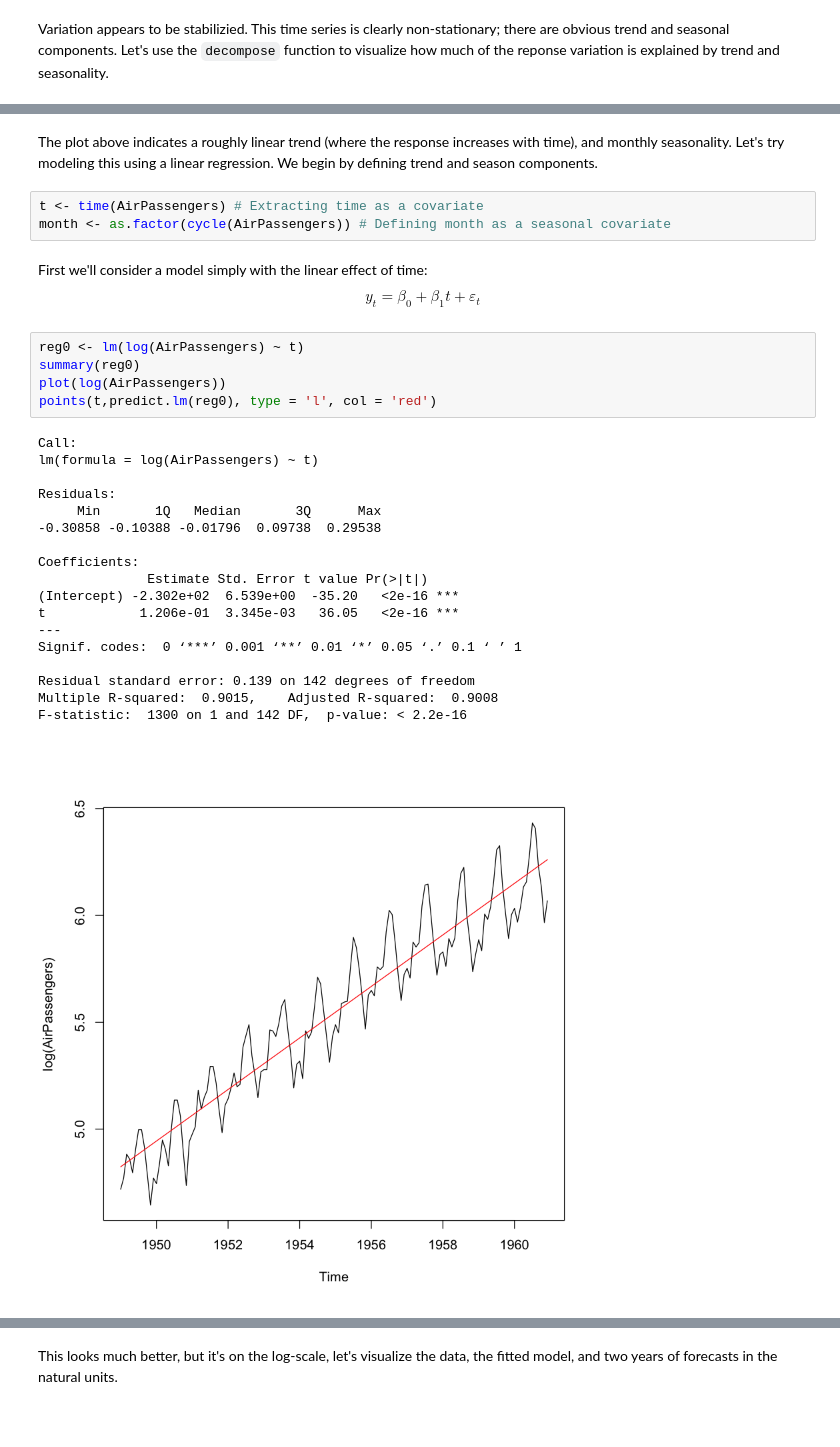
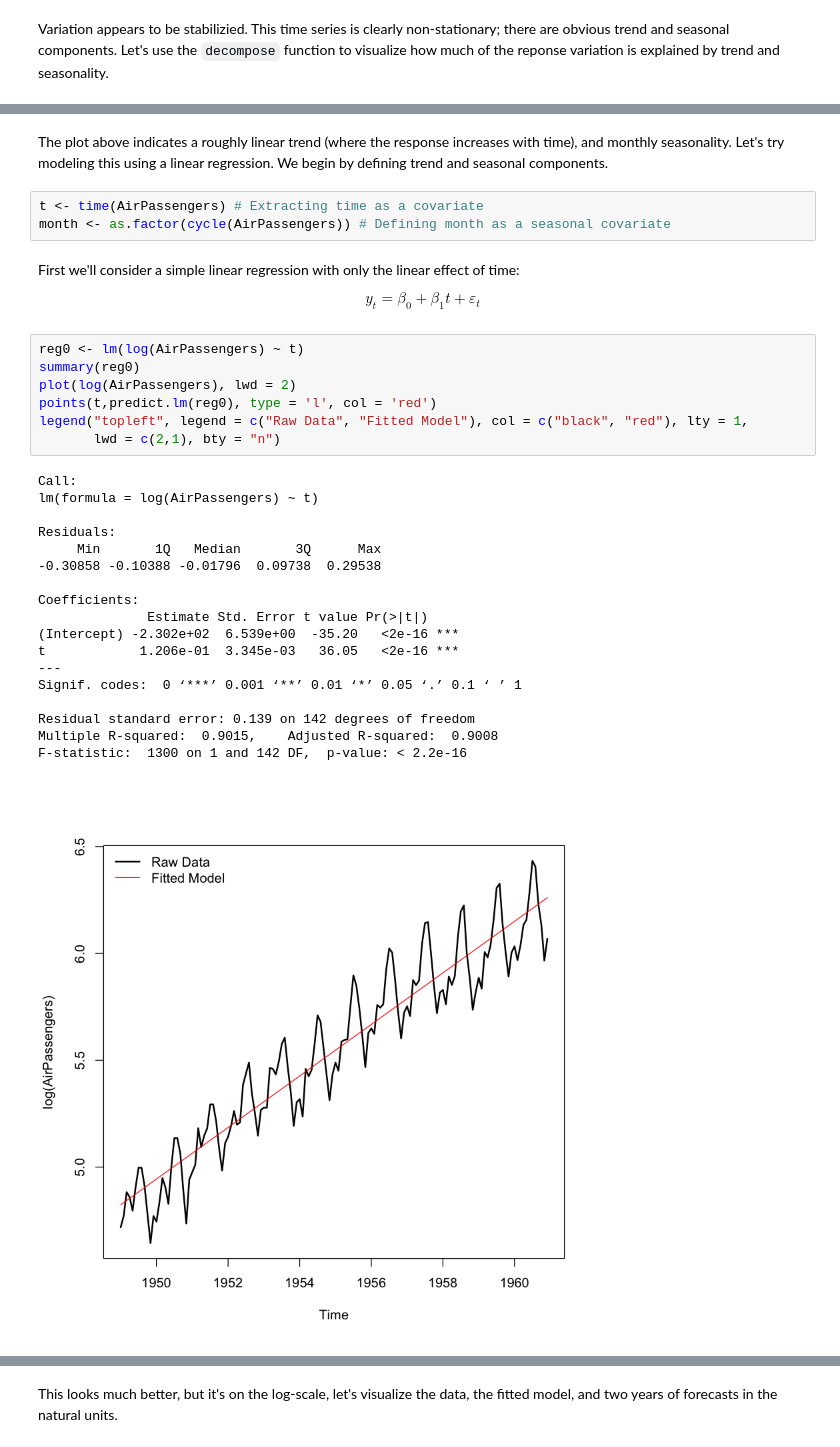
Before and after one commit to ntstevens/SAS-Teaching-Meetup, a Jupyter notebook: Jupyter & Binder Demonstration.ipynb, the cells around one changed output, grey strips where cells are left out. Cells and saved outputs as stored; diff of their text form; blank space fills up the shorter version.

```diff
--- a/Jupyter & Binder Demonstration.ipynb
+++ b/Jupyter & Binder Demonstration.ipynb
@@ -38,32 +37,36 @@ plot(decompose(AirPassengers))
 # %% [markdown]
-The plot above indicates a roughly linear trend (where the response increases with time), and monthly seasonality. Let's try modeling this using a linear regression. We begin by defining trend and season components.
+The plot above indicates a roughly linear trend (where the response increases with time), and monthly seasonality. Let's try modeling this using a linear regression. We begin by defining trend and seasonal components.
 # %%
 t <- time(AirPassengers) # Extracting time as a covariate
 month <- as.factor(cycle(AirPassengers)) # Defining month as a seasonal covariate
 # %% [markdown]
-First we'll consider a model simply with the linear effect of time: $$y_t = \beta_0 + \beta_1t + \varepsilon_t$$
+First we'll consider a simple linear regression with only the linear effect of time:
+
+$$y_t = \beta_0 + \beta_1t + \varepsilon_t$$
 # %%
 reg0 <- lm(log(AirPassengers) ~ t)
 summary(reg0)
-plot(log(AirPassengers))
+plot(log(AirPassengers), lwd = 2)
 points(t,predict.lm(reg0), type = 'l', col = 'red')
+legend("topleft", legend = c("Raw Data", "Fitted Model"), col = c("black", "red"), lty = 1,
+       lwd = c(2,1), bty = "n")
 # %% [output]
 Call:
 lm(formula = log(AirPassengers) ~ t)
 
 Residuals:
      Min       1Q   Median       3Q      Max
 -0.30858 -0.10388 -0.01796  0.09738  0.29538
 
 Coefficients:
               Estimate Std. Error t value Pr(>|t|)
 (Intercept) -2.302e+02  6.539e+00  -35.20   <2e-16 ***
 t            1.206e-01  3.345e-03   36.05   <2e-16 ***
 ---
 Signif. codes:  0 ‘***’ 0.001 ‘**’ 0.01 ‘*’ 0.05 ‘.’ 0.1 ‘ ’ 1
 
 Residual standard error: 0.139 on 142 degrees of freedom
 Multiple R-squared:  0.9015,    Adjusted R-squared:  0.9008
 F-statistic:  1300 on 1 and 142 DF,  p-value: < 2.2e-16
-[figure, old version]
+[figure, new version]
 # %% [markdown]
```
Also changed, not shown: parts of 14 cells of this notebook.
